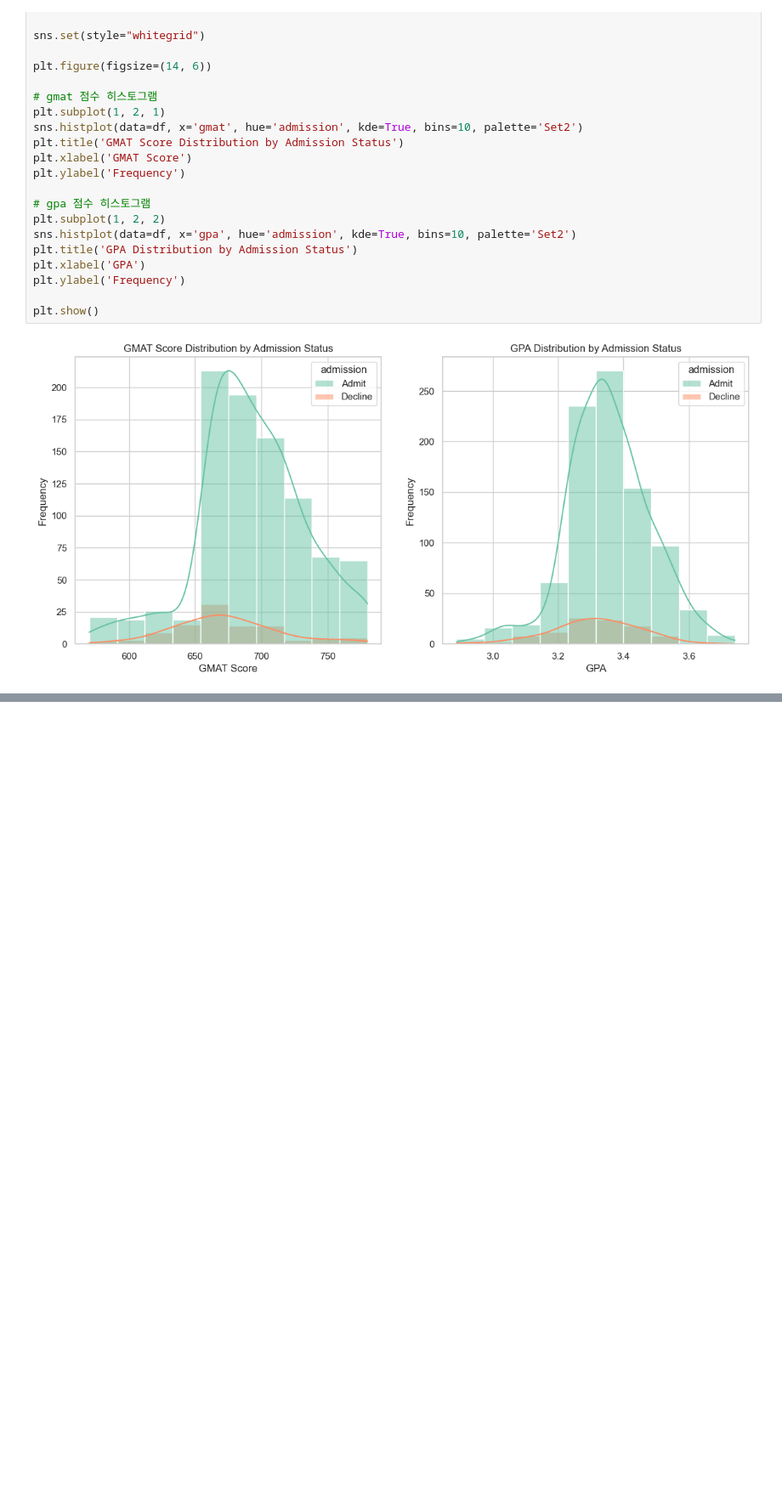
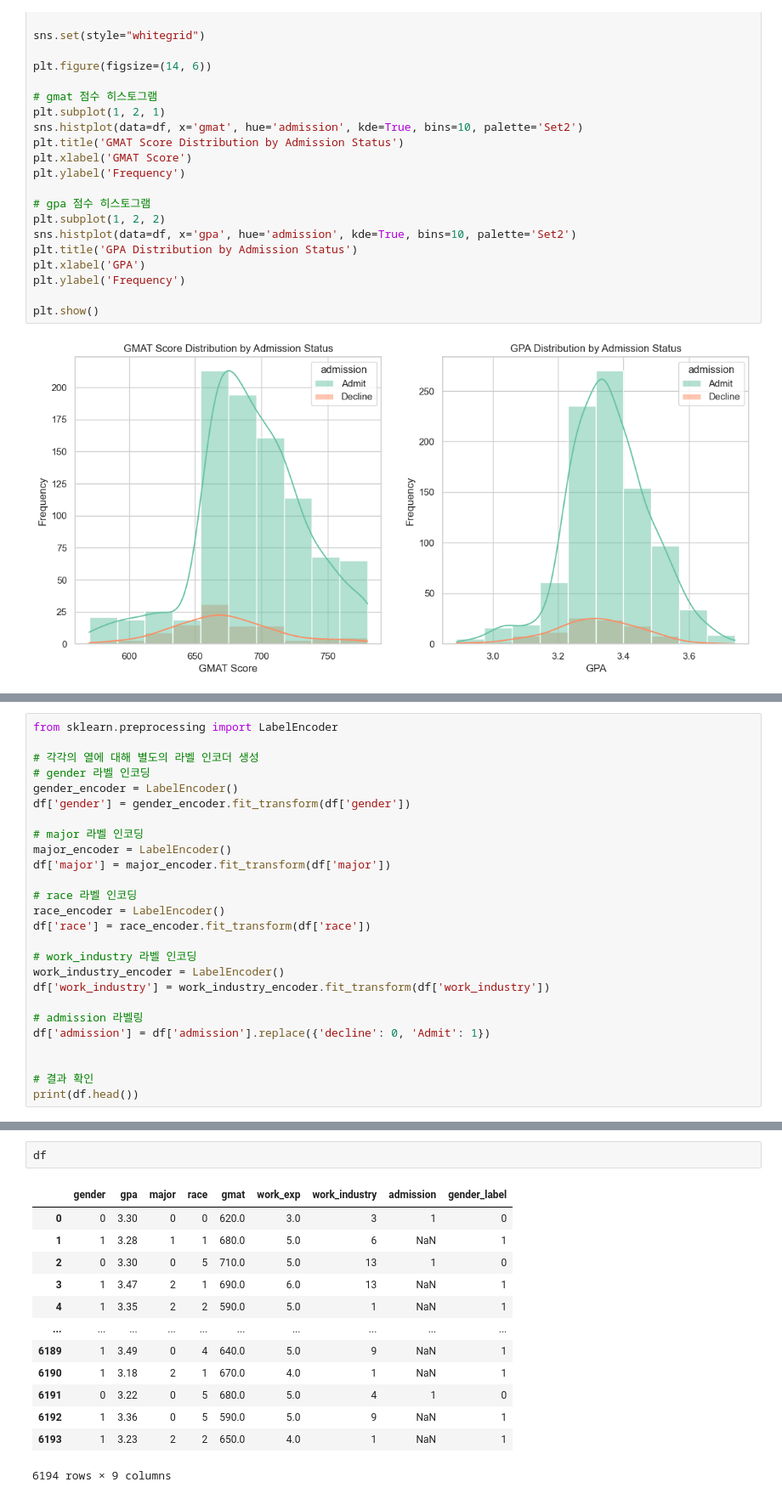
Before and after one commit to encore-ai-240909/eda_workspace, a Jupyter notebook: int/mba_admission_predict/minha/01_mba_minha.ipynb, the cells around one changed output, grey strips where cells are left out. Shown at 85% size. Saved outputs shown, nothing was run; the diff lists cells and outputs as text; blank space fills up the shorter version.

```diff
--- a/int/mba_admission_predict/minha/01_mba_minha.ipynb
+++ b/int/mba_admission_predict/minha/01_mba_minha.ipynb
@@ -291,0 +314,26 @@ plt.show()
+# %%
+from sklearn.preprocessing import LabelEncoder
+
+# 각각의 열에 대해 별도의 라벨 인코더 생성
+# gender 라벨 인코딩
+gender_encoder = LabelEncoder()
+df['gender'] = gender_encoder.fit_transform(df['gender'])
+
+# major 라벨 인코딩
+major_encoder = LabelEncoder()
+df['major'] = major_encoder.fit_transform(df['major'])
+
+# race 라벨 인코딩
+race_encoder = LabelEncoder()
+df['race'] = race_encoder.fit_transform(df['race'])
+
+# work_industry 라벨 인코딩
+work_industry_encoder = LabelEncoder()
+df['work_industry'] = work_industry_encoder.fit_transform(df['work_industry'])
+
+# admission 라벨링
+df['admission'] = df['admission'].replace({'decline': 0, 'Admit': 1})
+
+
+# 결과 확인
+print(df.head())
@@ -291,0 +354,16 @@ plt.show()
+# %%
+df
+# %% [output]
+|  | gender | gpa | major | race | gmat | work_exp | work_industry | admission | gender_label |
+| 0 | 0 | 3.30 | 0 | 0 | 620.0 | 3.0 | 3 | 1 | 0 |
+| 1 | 1 | 3.28 | 1 | 1 | 680.0 | 5.0 | 6 | NaN | 1 |
+| 2 | 0 | 3.30 | 0 | 5 | 710.0 | 5.0 | 13 | 1 | 0 |
+| 3 | 1 | 3.47 | 2 | 1 | 690.0 | 6.0 | 13 | NaN | 1 |
+| 4 | 1 | 3.35 | 2 | 2 | 590.0 | 5.0 | 1 | NaN | 1 |
+| ... | ... | ... | ... | ... | ... | ... | ... | ... | ... |
+| 6189 | 1 | 3.49 | 0 | 4 | 640.0 | 5.0 | 9 | NaN | 1 |
+| 6190 | 1 | 3.18 | 2 | 1 | 670.0 | 4.0 | 1 | NaN | 1 |
+| 6191 | 0 | 3.22 | 0 | 5 | 680.0 | 5.0 | 4 | 1 | 0 |
+| 6192 | 1 | 3.36 | 0 | 5 | 590.0 | 5.0 | 9 | NaN | 1 |
+| 6193 | 1 | 3.23 | 2 | 2 | 650.0 | 4.0 | 1 | NaN | 1 |
+6194 rows × 9 columns
```
Also changed, not shown: parts of 3 cells of this notebook, 1 other file.
